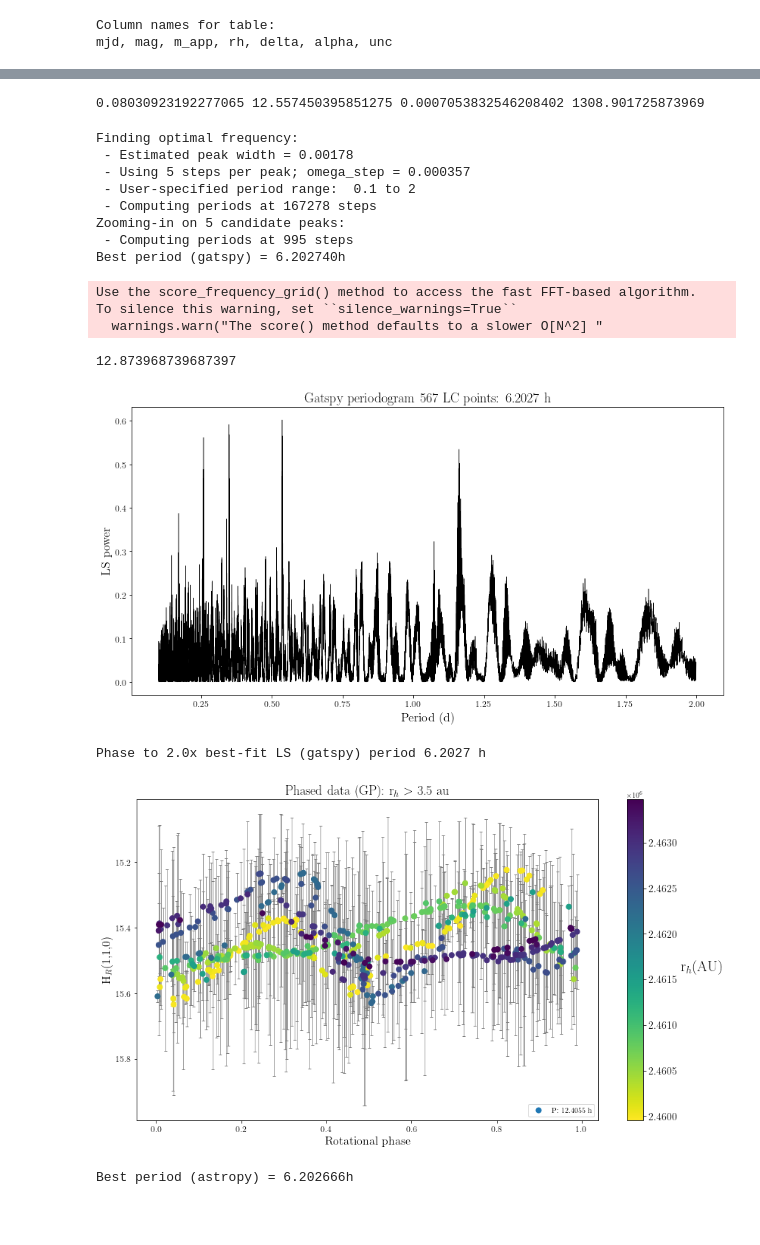
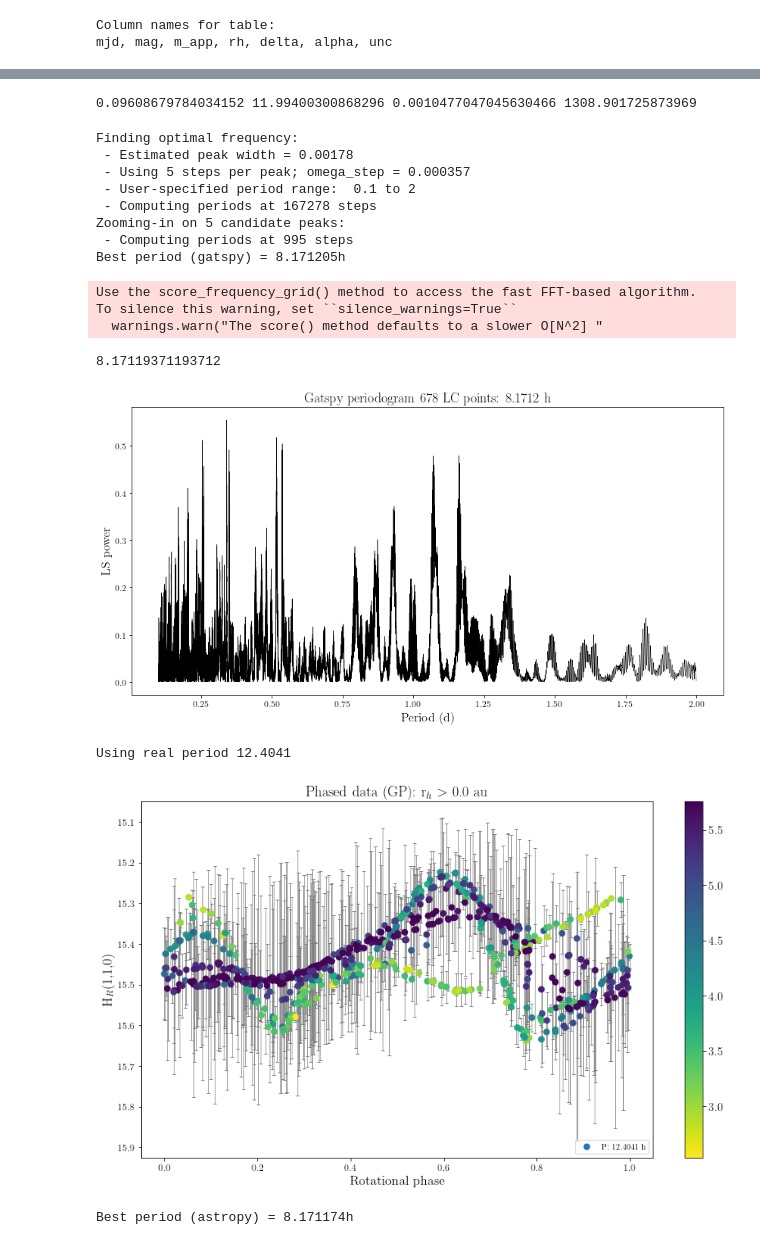
Before and after one commit to ald20/lsst_lcs, a Jupyter notebook: periodogram.ipynb, the cells around one changed output, grey strips where cells are left out. Saved outputs shown, nothing was run; the diff lists cells and outputs as text; code cells hidden in the pictures; blank space fills up the shorter version.

```diff
--- a/periodogram.ipynb
+++ b/periodogram.ipynb
@@ -15,15 +14,15 @@ from astroquery.jplhorizons import Horizons
 
 beta = 0.059   # standard value of phase slope by which to correct apparent mags
 real_period = 12.4041/24. # hours
-phase_to_real_period = False
-limiting_rh = 3.5  # Value of rh beyond which to accept data points (minimise possibility of activity)
+phase_to_real_period = True
+limiting_rh = 0.  # Value of rh beyond which to accept data points (minimise possibility of activity)
 obj = '90000696'
 # %%
 # read in lightcurve data
 home_path = os.path.expanduser('~/')
 data_dir = home_path+'Documents/year1/shape_modelling/67p/'
-file = data_dir+'67P_LCs_ALL_R.dat'
-
+file = data_dir+'67P_LCs_R.dat'
+#####-----Remember to remove square brackets from file!!!!-----#####
 data = pd.read_table(file, sep=' ')
 data_table = data.to_numpy()
 
@@ -138,7 +138,7 @@ for i,time in enumerate(t_days[1:-1]):
     tdiff.append(abs(time-t_days[i]))
 print(1./(2.*np.mean(tdiff)), 1./(2.*np.median(tdiff)), 1./(2.*max(tdiff)), 1./(2.*min(tdiff)))
 # %% [output]
-0.08030923192277065 12.557450395851275 0.0007053832546208402 1308.901725873969
+0.09608679784034152 11.99400300868296 0.0010477047045630466 1308.901725873969
 # %%
 # Trialling different periodogram methods:
 #  i) gatspy LombScargleFast
@@ -169,7 +169,7 @@ Finding optimal frequency:
  - Computing periods at 167278 steps
 Zooming-in on 5 candidate peaks:
  - Computing periods at 995 steps
-Best period (gatspy) = 6.202740h
+Best period (gatspy) = 8.171205h
 Use the score_frequency_grid() method to access the fast FFT-based algorithm.
 To silence this warning, set ``silence_warnings=True``
   warnings.warn("The score() method defaults to a slower O[N^2] "
@@ -177,7 +177,7 @@ To silence this warning, set ``silence_warnings=True``
 #index_max_gp = np.where(power_gp==max(power_gp))
 print(periods_gp[np.argmax(power_gp)]*24.)
 # %% [output]
-12.873968739687397
+8.17119371193712
 # %%
 plt.figure(figsize=(14,7))
 plt.plot(periods_gp, power_gp,color='k',linewidth=0.5)
@@ -188,7 +188,7 @@ plt.ylabel('LS power', fontsize=labels)
 plt.title('Gatspy periodogram %i LC points: %.4f h'%(npoints, best_period_gp*24.), fontsize=titles)
 plt.show()
 # %% [output]
-[figure, old version]
+[figure, new version]
 # %%
 # Phase the data to the best period
 multiplier = 2.
@@ -202,34 +202,34 @@ else:
     phase_gp = t_days/final_period_gp % 1
     print('Phase to %.1fx best-fit LS (gatspy) period %.4f h'%(multiplier, best_period_gp*24.))
 # %% [output]
-Phase to 2.0x best-fit LS (gatspy) period 6.2027 h
+Using real period 12.4041
 # %%
 #fig, ax = plt.subplots(1, 2, figsize=(16, 6))
 #ax[0].plot(periods_gp, power_gp)
 #ax[0].set(xlabel='Period (days)', ylabel='Lomb-Scargle Power', title='Lomb-Scargle Periodogram')
 
 #ax[1].errorbar(phase_gp, magsPeriod, uncPeriod, fmt='.k', ecolor='gray', capsize=0, label='P: %.4f h'%(real_period*24.))#multiplier*24.*best_period_gp))
 #ax[1].set(xlabel='phase', ylabel='magnitude', title='Phased Data')
 #ax[1].invert_yaxis()
 #ax[1].legend(loc=4)
 #plt.show()
 
 plt.figure(figsize=(14,8))
-plt.scatter(phase_gp, magsPeriod, c=mjdPeriod, cmap='viridis_r', s=50, label='P: %.4f h'%(24.*final_period_gp), zorder=2)
+plt.scatter(phase_gp, magsPeriod, c=rhPeriod, cmap='viridis_r', s=50, label='P: %.4f h'%(24.*final_period_gp), zorder=2)
 plt.errorbar(phase_gp, magsPeriod, yerr=mags_unc, fmt=".", color="gray", elinewidth=0.7,capsize=2, zorder=1)
 plt.xlabel('Rotational phase', fontsize=labels);plt.ylabel('H$_R$(1,1,0)', fontsize=labels)
 plt.xticks(fontsize=ticks); plt.yticks(fontsize=ticks)
 cbar = plt.colorbar()#ticks = [3.6, 4.0, 4.5, 5.0, 5.5])
-cbar.set_label('r$_h$(AU)', rotation=0, labelpad=35, fontsize=20)
+#cbar.set_label('r$_h$(AU)', rotation=0, labelpad=35, fontsize=20)
 cbar.ax.tick_params(labelsize=14)
 plt.title('Phased data (GP): r$_h >$ %.1f au'%limiting_rh, fontsize=titles)
 plt.gca().invert_yaxis()
 plt.legend(loc=4)
 #plt.set(xlabel='phase', ylabel='magnitude', title='Phased Data')
-#plt.show()
-plt.savefig(data_dir+'paper_pics/'+'phased_lc_rh_%s_gp_P_%.4f_colorMJD.png'%(str(limiting_rh), 24.*final_period_gp), format='png', dpi=200)
+plt.show()
+#plt.savefig(data_dir+'paper_pics/'+'phased_lc_rh_%s_gp_P_%.4f_colorMJD.png'%(str(limiting_rh), 24.*final_period_gp), format='png', dpi=200)
 # %% [output]
-[figure, old version]
+[figure, new version]
 # %%
 weird_points = []
 for i,val in enumerate(magsPeriod):
@@ -247,7 +247,7 @@ best_period_ap = 1./best_frequency_ap
 print("Best period (astropy) = {0:.6f}h".format((best_period_ap)*24.))
 periods_ap = 1./freq
 # %% [output]
-Best period (astropy) = 6.202666h
+Best period (astropy) = 8.171174h
 # %%
 plt.figure(figsize=(14,8))
 plt.plot(periods_ap, power_ap,color='k',linewidth=0.5)
```
Also changed, not shown: parts of 10 cells of this notebook, 2 other files.
